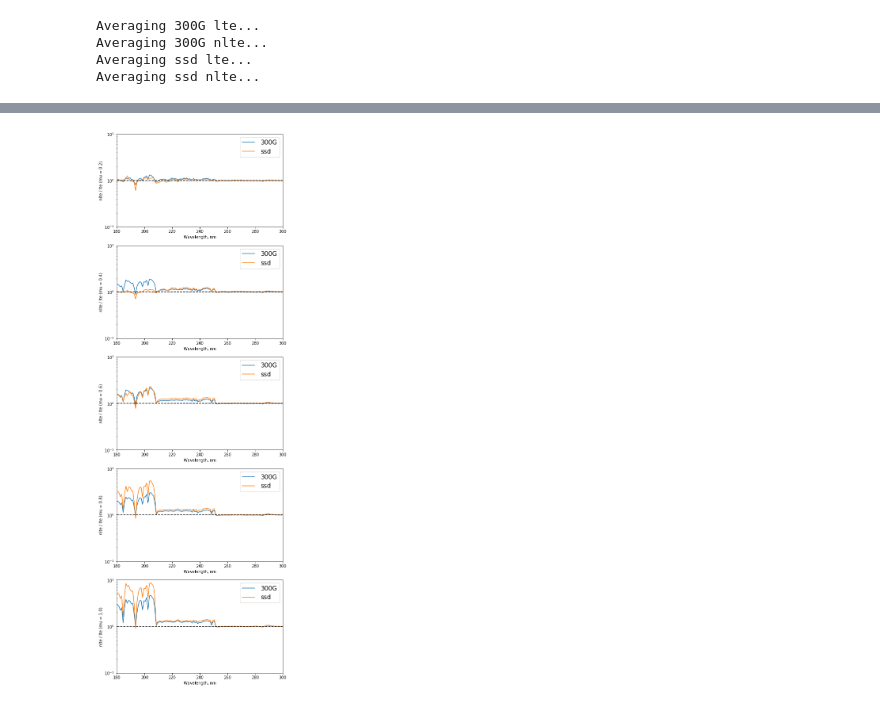
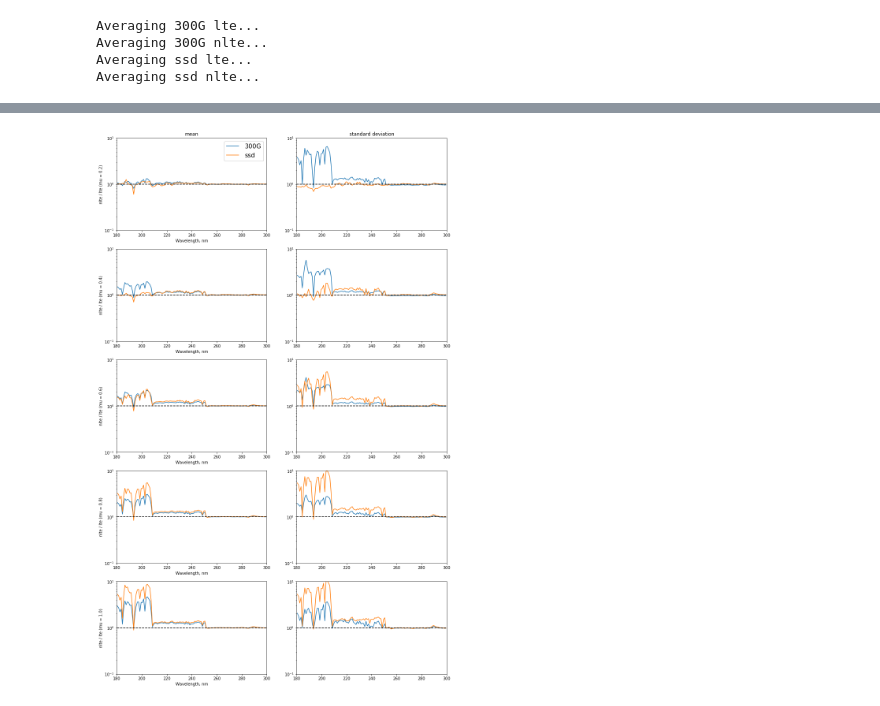
Before and after one commit to rtagirov/1.5D_mac, a Jupyter notebook: veronika/nlte_spec_veronika.ipynb, the cells around one changed output, grey strips where cells are left out. Drawn from its saved outputs; the diff is of its cells as text; code cells hidden in the pictures.

```diff
--- a/veronika/nlte_spec_veronika.ipynb
+++ b/veronika/nlte_spec_veronika.ipynb
@@ -319,11 +364,17 @@ fig, ax = plt.subplots(nrows = 5, ncols = 2, figsize = (15, 25))
 
 for i in range(5):
 
-    ax[i, 0].plot(w, I3_lte[i, :], color = 'k', label = 'lte')
-    ax[i, 0].plot(w, I3_nlte[i, :], color = 'r', label = 'nlte')
+#    ax[i, 0].plot(w, I3_lte[i, :], color = 'k', label = 'lte')
+#    ax[i, 0].plot(w, I3_nlte[i, :], color = 'r', label = 'nlte')
 
     ax[i, 1].plot(w, Is_lte[i, :], color = 'k')
     ax[i, 1].plot(w, Is_nlte[i, :], color = 'r')
+
+    ax[i, 0].fill_between(w, I3_lte[i, :] - I3_lte_sd[i, :], I3_lte[i, :] + I3_lte_sd[i, :], color = 'k', label = 'lte')
+    ax[i, 0].fill_between(w, I3_nlte[i, :] - I3_nlte_sd[i, :], I3_nlte[i, :] + I3_nlte_sd[i, :], color = 'r', label = 'nlte')
+
+#    ax[i, 1].plot(w, Is_lte[i, :], color = 'k')
+#    ax[i, 1].plot(w, Is_nlte[i, :], color = 'r')
 
     ax[i, 0].set_yscale('log')
     ax[i, 1].set_yscale('log')
@@ -349,35 +439,45 @@ plt.show()
 # %%
 import matplotlib.pyplot as plt
 
 mu = ['0.2', '0.4', '0.6', '0.8', '1.0']
 
 w = np.arange(180, 300, 1) + 0.5
 
-fig, ax = plt.subplots(nrows = 5, ncols = 1, figsize = (7.5, 25))
+fig, ax = plt.subplots(nrows = 5, ncols = 2, figsize = (15, 25))
 
 for i in range(5):
 
-    ax[i].plot(w, I3_nlte[i, :] / I3_lte[i, :], label = '300G')
-    ax[i].plot(w, Is_nlte[i, :] / Is_lte[i, :], label = 'ssd')
+    ax[i, 0].plot(w, I3_nlte[i, :] / I3_lte[i, :], label = '300G')
+    ax[i, 0].plot(w, Is_nlte[i, :] / Is_lte[i, :], label = 'ssd')
 
-    ax[i].axhline(y = 1.0, color = 'k', linestyle = '--')
+    ax[i, 1].plot(w, I3_nlte_sd[i, :] / I3_lte_sd[i, :], label = '300G')
+    ax[i, 1].plot(w, Is_nlte_sd[i, :] / Is_lte_sd[i, :], label = 'ssd')
 
-    ax[i].set_xlabel('Wavelength, nm')
-    ax[i].set_ylabel('nlte / lte (mu = ' + mu[i] + ')')
+    ax[i, 0].axhline(y = 1.0, color = 'k', linestyle = '--')
+    ax[i, 1].axhline(y = 1.0, color = 'k', linestyle = '--')
 
-    ax[i].set_xlim(180, 300)
+    ax[i, 0].set_xlabel('Wavelength, nm')
+    ax[i, 0].set_ylabel('nlte / lte (mu = ' + mu[i] + ')')
 
-    ax[i].set_ylim(0.1, 10)
+    ax[i, 0].set_xlim(180, 300)
+    ax[i, 1].set_xlim(180, 300)
 
-    ax[i].set_yscale('log')
+    ax[i, 0].set_ylim(0.1, 10)
+    ax[i, 1].set_ylim(0.1, 10)
 
-    leg = ax[i].legend(framealpha = 1, loc = 1, handletextpad = 1, prop = {'size': 15.5})
+    ax[i, 0].set_yscale('log')
+    ax[i, 1].set_yscale('log')
+
+leg = ax[0, 0].legend(framealpha = 1, loc = 1, handletextpad = 1, prop = {'size': 15.5})
+
+ax[0, 0].set_title('mean')
+ax[0, 1].set_title('standard deviation')
 
 plt.savefig('./fig/nlte_lte_ratio.pdf', bbox_inches = 'tight')
 
 plt.show()
 # %% [output]
-[figure, old version]
+[figure, new version]
 # %%
 import matplotlib.pyplot as plt
 
```
Also changed, not shown: parts of 9 cells of this notebook, 2 other files.
